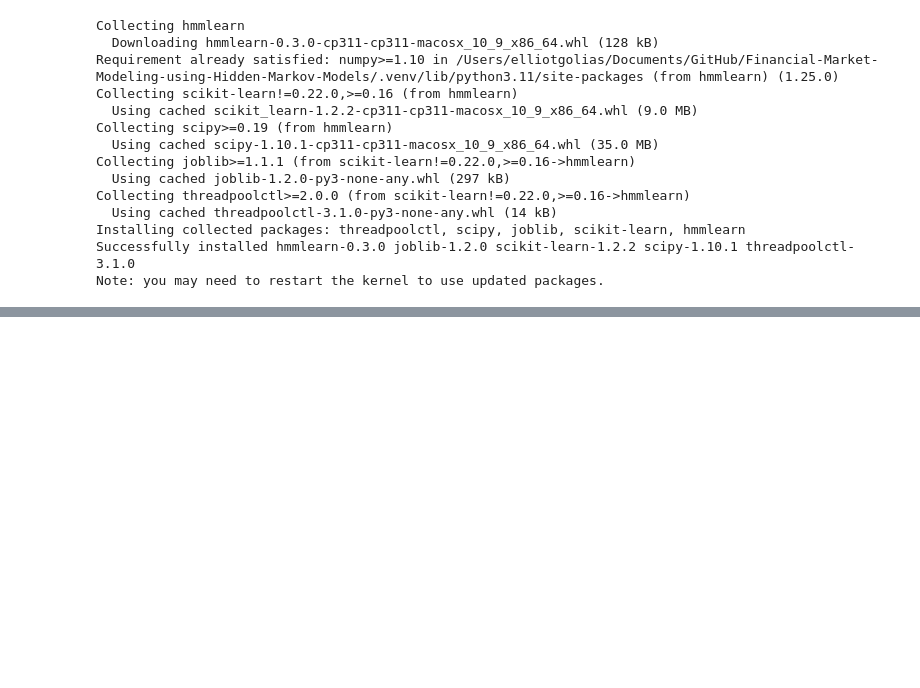
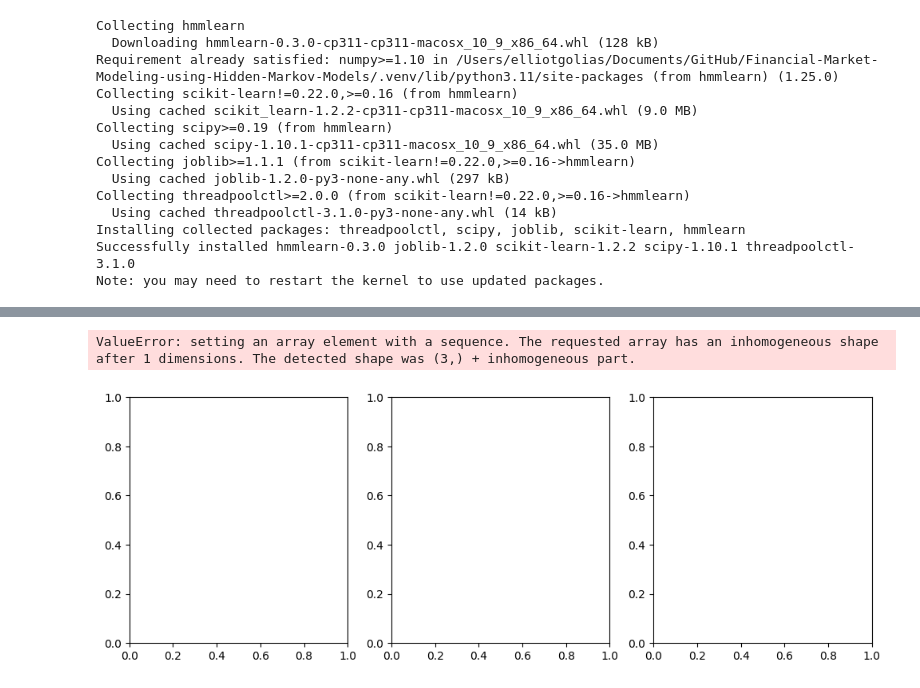
Before and after one commit to egolias1/Financial-Market-Modeling-using-Hidden-Markov-Models, a Jupyter notebook: docs/Financial-Mark-Modeling-HHMs.ipynb, the cells around one changed output, grey strips where cells are left out. Cells and saved outputs as stored; diff of their text form; code cells hidden in the pictures; blank space fills up the shorter version.

```diff
--- a/docs/Financial-Mark-Modeling-HHMs.ipynb
+++ b/docs/Financial-Mark-Modeling-HHMs.ipynb
@@ -418,0 +683,45 @@ for symbol, df in stock_data.items():
+# %%
+import matplotlib.pyplot as plt
+
+# Manually entered data for three datasets
+data1 = [10, 20, 30, 40, 50, 60, 70, 80, 90, 100]
+data2 = [15, 25, 35, 45, 55, 65, 75, 85, 95, 105]
+data3 = [12, 22, 32, 42, 52, 62, 72, 82, 92, 102]
+
+# Manually specified values for each bin for each dataset
+bins_values1 = [[0, 10, 20, 30, 40], [50, 60, 70, 80, 90], [100]]
+bins_values2 = [[0, 15, 25, 35], [45, 55, 65, 75], [85, 95, 105]]
+bins_values3 = [[0, 12, 22, 32, 42], [52, 62, 72, 82], [92, 102]]
+
+# Creating a figure with three subplots
+fig, axes = plt.subplots(1, 3, figsize=(12, 4))
+
+# Plotting the histograms for each dataset with manual values for bins
+axes[0].hist(data1, bins=bins_values1, edgecolor='black')
+axes[1].hist(data2, bins=bins_values2, edgecolor='black')
+axes[2].hist(data3, bins=bins_values3, edgecolor='black')
+
+# Adding titles and axis labels for each subplot
+axes[0].set_title('Dataset 1')
+axes[0].set_xlabel('Data')
+axes[0].set_ylabel('Frequency')
+
+axes[1].set_title('Dataset 2')
+axes[1].set_xlabel('Data')
+axes[1].set_ylabel('Frequency')
+
+axes[2].set_title('Dataset 3')
+axes[2].set_xlabel('Data')
+axes[2].set_ylabel('Frequency')
+
+# Adjusting the layout and spacing between subplots
+plt.tight_layout()
+
+# Saving the plot as a PDF file
+plt.savefig('multi_panel_histograms.pdf', format='pdf')
+
+# Displaying the plot
+plt.show()
+# %% [output]
+ValueError: setting an array element with a sequence. The requested array has an inhomogeneous shape after 1 dimensions. The detected shape was (3,) + inhomogeneous part.
+[figure, added]
```
Also changed, not shown: parts of 12 cells of this notebook, 7 other files.
